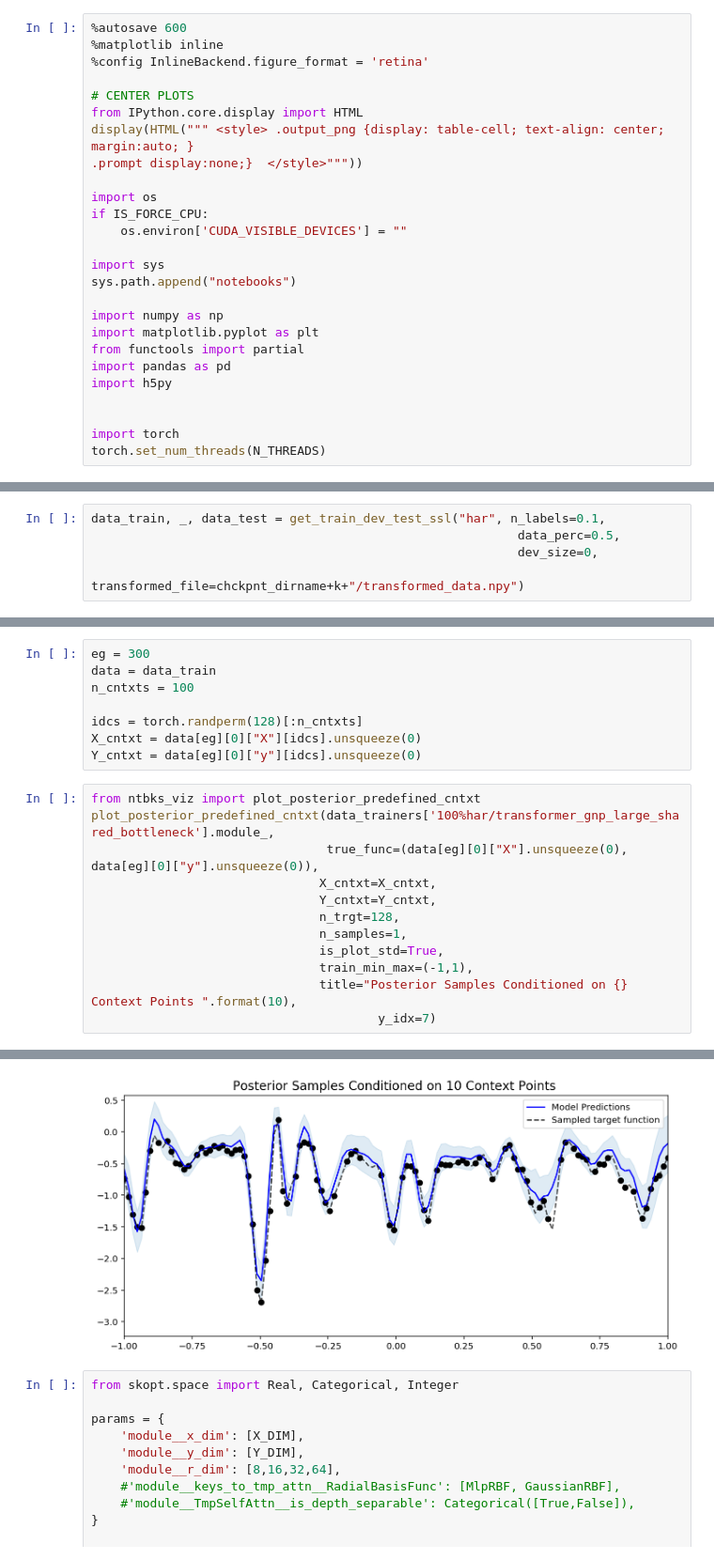
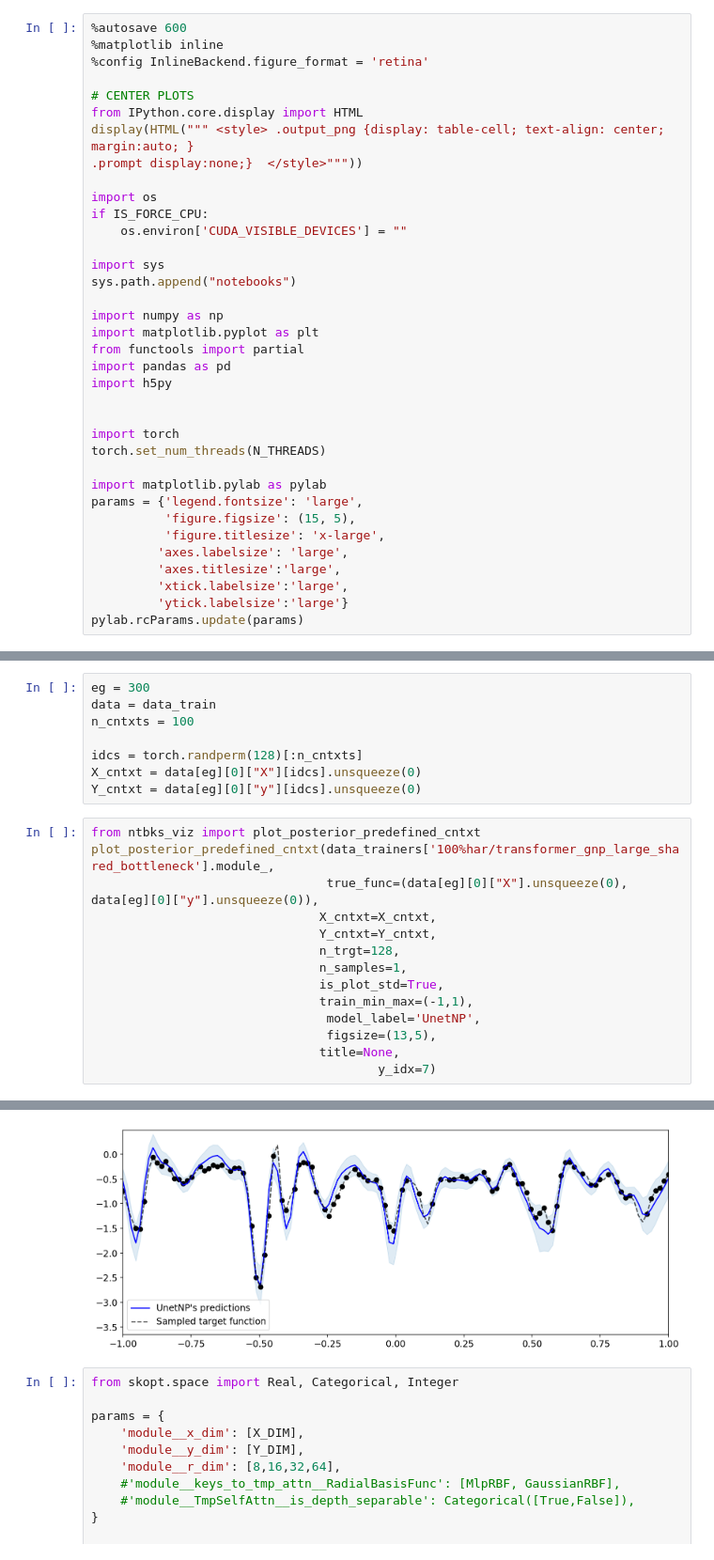
Before and after one commit to YannDubs/Semi-Supervised-Neural-Processes, a Jupyter notebook: notebooks/Human Activity Recognition - GNP shared bottleneck.ipynb, the cells around one changed output, grey strips where cells are left out. Shown at 94% size. Drawn from its saved outputs; the diff is of its cells as text.

```diff
--- a/notebooks/Human Activity Recognition - GNP shared bottleneck.ipynb
+++ b/notebooks/Human Activity Recognition - GNP shared bottleneck.ipynb
@@ -38,6 +38,16 @@ import h5py
 
 import torch
 torch.set_num_threads(N_THREADS)
+
+import matplotlib.pylab as pylab
+params = {'legend.fontsize': 'large',
+          'figure.figsize': (15, 5),
+          'figure.titlesize': 'x-large',
+         'axes.labelsize': 'large',
+         'axes.titlesize':'large',
+         'xtick.labelsize':'large',
+         'ytick.labelsize':'large'}
+pylab.rcParams.update(params)
 # %% [output]
 Autosaving every 600 seconds
 # %% [markdown]
@@ -313,11 +323,6 @@ for k,t in data_trainers_feat.items():
 from utils.data.helpers import make_ssl_dataset_
 from utils.data.ssldata import get_train_dev_test_ssl
 from skssl.training.loaders import get_supervised_iterator
-# %%
-data_train, _, data_test = get_train_dev_test_ssl("har", n_labels=0.1,
-                                                          data_perc=0.5,
-                                                          dev_size=0,
-                                                          transformed_file=chckpnt_dirname+k+"/transformed_data.npy")
 # %%
 data_trainers_feat_unsup = {}
 
@@ -509,18 +474,20 @@ Y_cntxt = data[eg][0]["y"][idcs].unsqueeze(0)
 # %%
 from ntbks_viz import plot_posterior_predefined_cntxt
 plot_posterior_predefined_cntxt(data_trainers['100%har/transformer_gnp_large_shared_bottleneck'].module_,
                                 true_func=(data[eg][0]["X"].unsqueeze(0), data[eg][0]["y"].unsqueeze(0)),
                                X_cntxt=X_cntxt,
                                Y_cntxt=Y_cntxt,
                                n_trgt=128,
                                n_samples=1,
                                is_plot_std=True,
                                train_min_max=(-1,1),
-                               title="Posterior Samples Conditioned on {} Context Points ".format(10),
+                                model_label='UnetNP',
+                                figsize=(13,5),
+                               title=None,
                                        y_idx=7)
 # %% [output]
 <matplotlib.axes._subplots.AxesSubplot at 0x...>
-[figure, old version]
+[figure, new version]
 # %%
 from skopt.space import Real, Categorical, Integer
 
```
Also changed, not shown: parts of 4 cells of this notebook, 22 other files.
